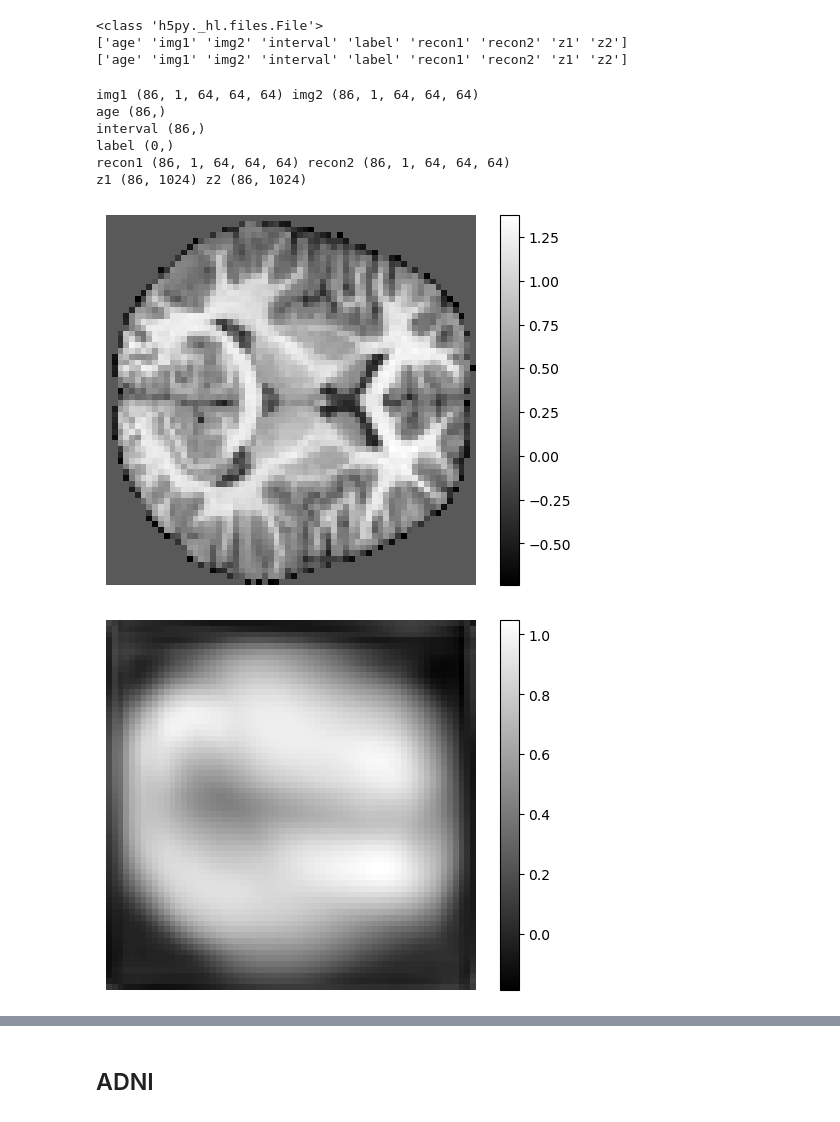
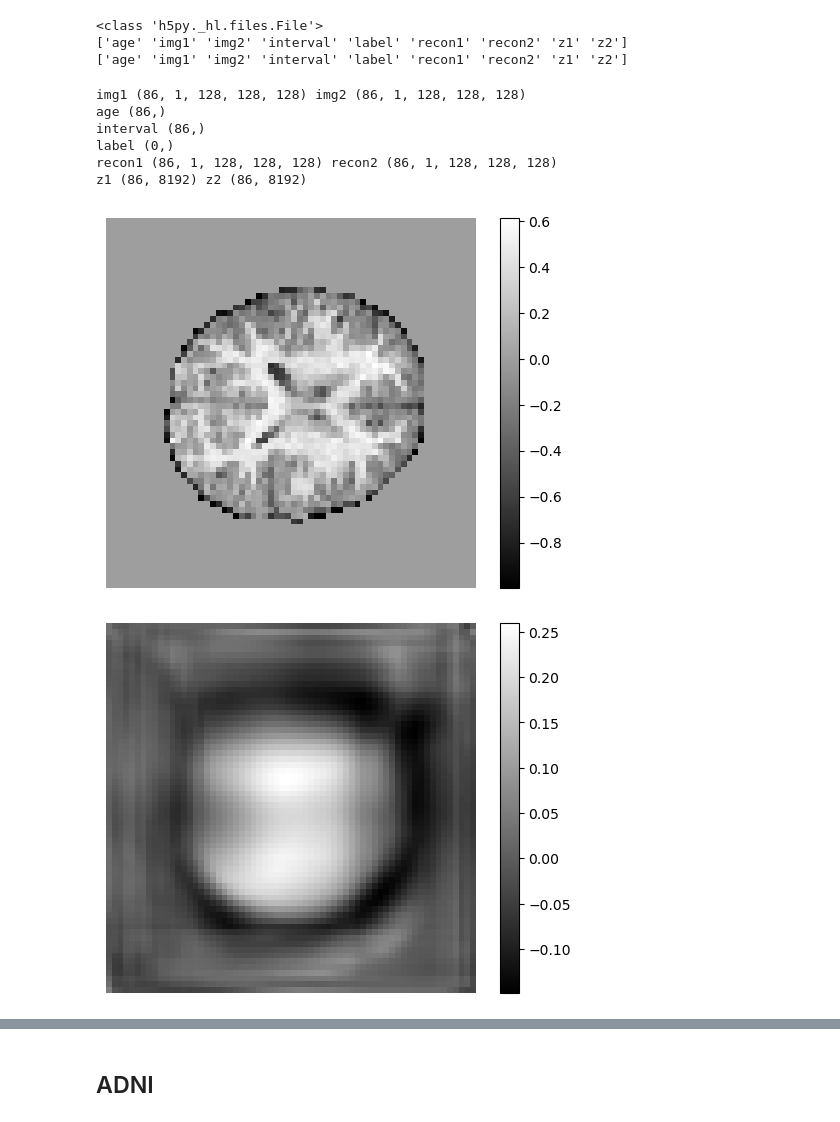
Before and after one commit to Andjelaaaa/longitudinal-neighbourhood-embedding, a Jupyter notebook: src/visualization.ipynb, the cells around one changed output, grey strips where cells are left out. Saved outputs shown, nothing was run; the diff lists cells and outputs as text; code cells hidden in the pictures.

```diff
--- a/src/visualization.ipynb
+++ b/src/visualization.ipynb
@@ -176,12 +178,15 @@ val (38, 5)
 # %% [markdown]
 ## Health Aging
 # %%
-ckpt_path = '/media/andjela/SeagatePor1/LSSL/data/CP/LSP/'
+# ckpt_path = '/media/andjela/SeagatePor1/LSSL/data/CP/LSP/'
+ckpt_path = '/home/andjela/Documents/longitudinal-neighbourhood-embedding/ckpt/CP/LSP/'
+time_label = '2023_6_14_16_57' #ls=8192, bs=16, uncrop_128, aug
+# time_label = '2023_6_15_11_54' #ls=1024, bs=16, uncrop_64, no aug
 # time_label = '2023_6_5_11_51'  # ls=1024, bs=64
 # time_label = '2023_6_8_14_6'  # ls=1024, bs=16
 # time_label = '2023_6_12_12_4'  # ls=1024, bs=16, e: 150, crop
 # time_label = '2023_6_12_11_30'  # ls=1024, bs=16, e: 150, uncrop
-time_label = '2023_6_12_15_50'  # ls=1024, bs=64, e: 300, crop
+# time_label = '2023_6_12_15_50'  # ls=1024, bs=64, e: 300, crop
 data_train = h5py.File(ckpt_path+time_label+'/result_train/results_allbatch.h5', 'r')
 data = h5py.File(ckpt_path+time_label+'/result_test/results_alldataset.h5', 'r')
 # %%
@@ -209,29 +214,29 @@ z_1 = np.array(data['z1'])
 z_2 = np.array(data['z2'])
 print('z1', z_1.shape, 'z2', z_2.shape)
 # %% [output]
-img1 (86, 1, 64, 64, 64) img2 (86, 1, 64, 64, 64)
+img1 (86, 1, 128, 128, 128) img2 (86, 1, 128, 128, 128)
 age (86,)
 interval (86,)
 label (0,)
-recon1 (86, 1, 64, 64, 64) recon2 (86, 1, 64, 64, 64)
-z1 (86, 1024) z2 (86, 1024)
+recon1 (86, 1, 128, 128, 128) recon2 (86, 1, 128, 128, 128)
+z1 (86, 8192) z2 (86, 8192)
 # %%
 # Extract the slice from the image data
 slice_index = 32
-sub_index = 22
+sub_index = 80
 slice_data_img = np.squeeze(img_1)[sub_index, :, :, slice_index]
 slice_data_recon = np.squeeze(recon_1)[sub_index, :, :, slice_index]
 # Plot the slice using Matplotlib
 plt.imshow(slice_data_img, cmap='gray')
 plt.colorbar()
 plt.axis('off')
 plt.show()
 plt.imshow(slice_data_recon, cmap='gray')
 plt.colorbar()
 plt.axis('off')
 plt.show()
 # %% [output]
-[figure, old version]
+[figure, new version]
-[figure, old version]
+[figure, new version]
 # %%
 # Extract the slice from the image data
```
Also changed, not shown: parts of 17 cells of this notebook, 5 other files.
